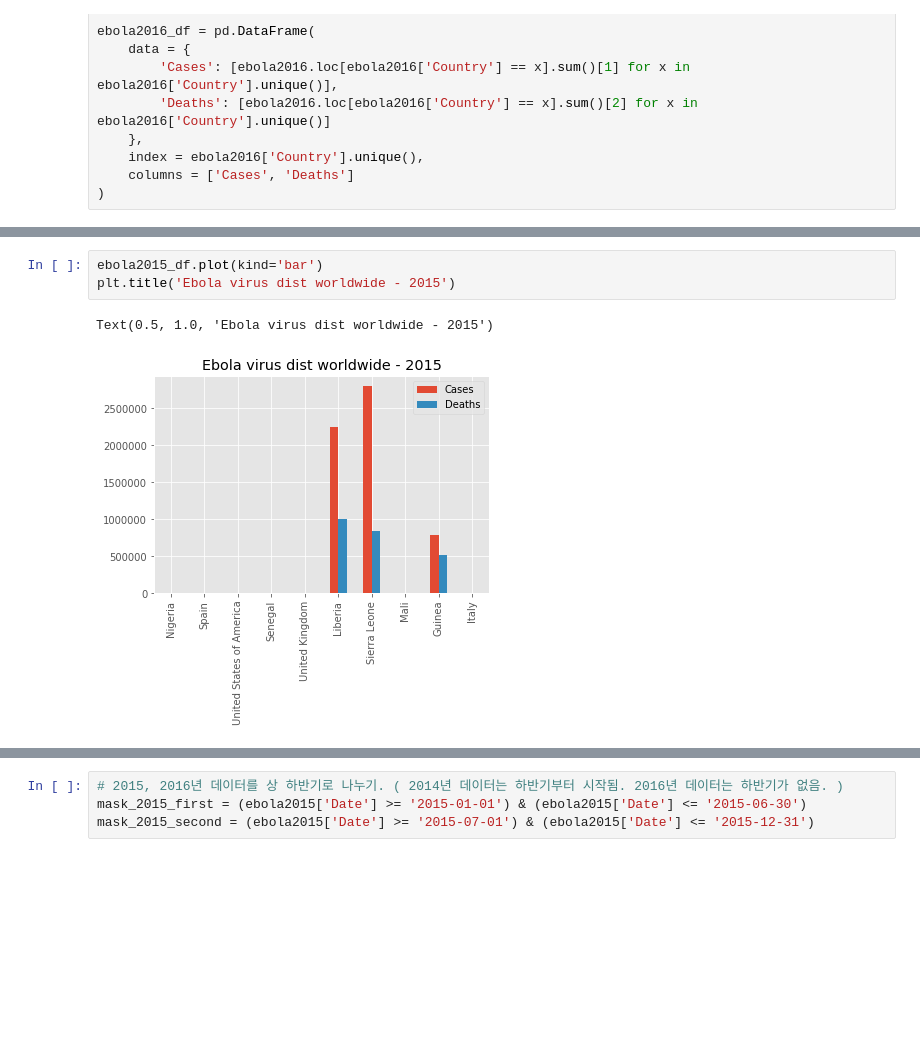
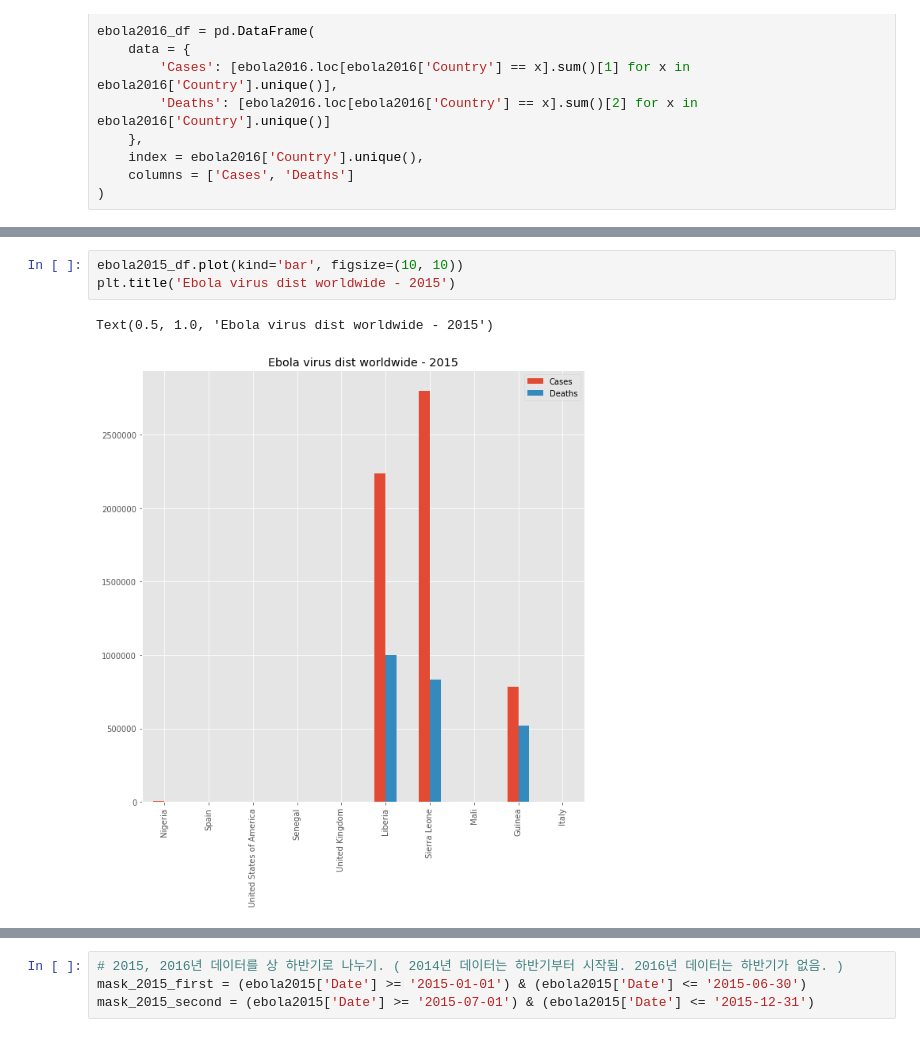
Before and after one commit to luckycontrol/BigData-Final-Project, a Jupyter notebook: ebola_an.ipynb, the cells around one changed output, grey strips where cells are left out. Drawn from its saved outputs; the diff is of its cells as text; blank space fills up the shorter version.

```diff
--- a/ebola_an.ipynb
+++ b/ebola_an.ipynb
@@ -59,7 +59,7 @@ Text(0.5, 1.0, 'Ebola virus dist worldwide - 2014')
 # %%
-ebola2015_df.plot(kind='bar')
+ebola2015_df.plot(kind='bar', figsize=(10, 10))
 plt.title('Ebola virus dist worldwide - 2015')
 # %% [output]
 Text(0.5, 1.0, 'Ebola virus dist worldwide - 2015')
-[figure, old version]
+[figure, new version]
 # %%
```
Also changed, not shown: parts of 3 cells of this notebook, 1 other file.
